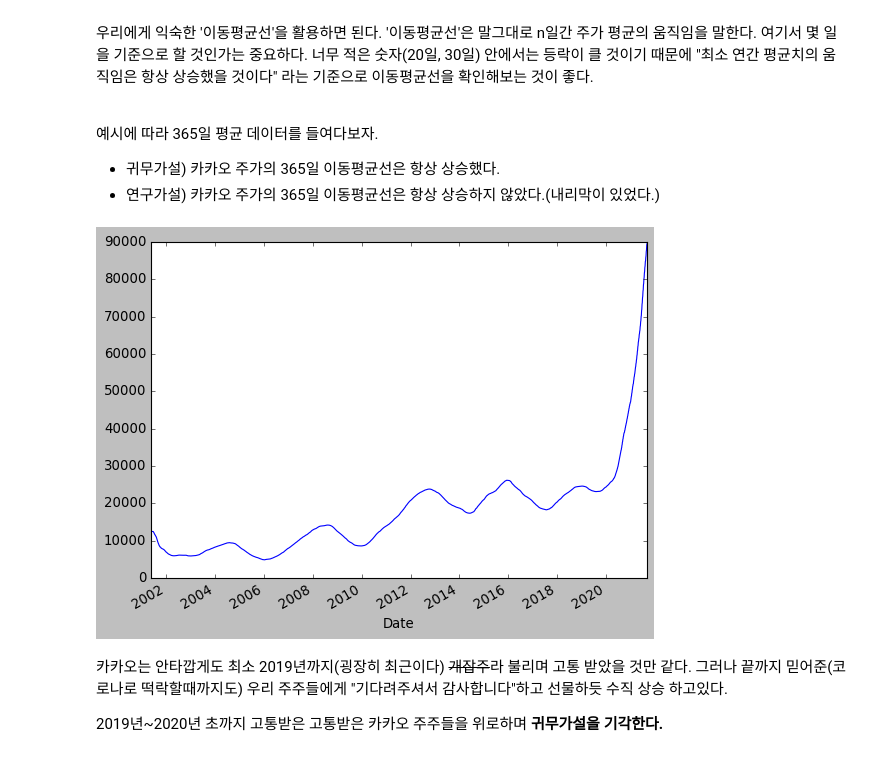
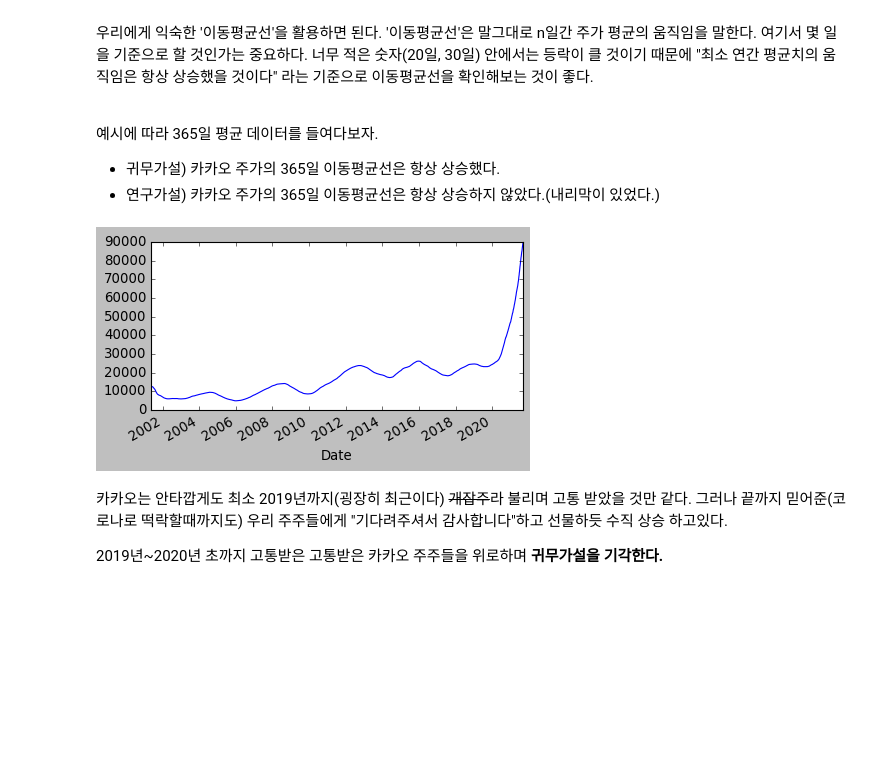
Before and after one commit to sw-song/kaggle-study, a Jupyter notebook: 00_04_backtesting/test.ipynb, the cells around one changed output. Drawn from its saved outputs; the diff is of its cells as text; code cells hidden in the pictures; blank space fills up the shorter version.

```diff
--- a/00_04_backtesting/test.ipynb
+++ b/00_04_backtesting/test.ipynb
@@ -133,18 +136,21 @@ sns.lineplot(x=stock_kakao.index, y=stock_kakao['close']);
 - 귀무가설) 카카오 주가의 365일 이동평균선은 항상 상승했다.
 - 연구가설) 카카오 주가의 365일 이동평균선은 항상 상승하지 않았다.(내리막이 있었다.)
 # %%
+# 그래프 가로로 길게 수정
+plt.figure(figsize=(6,3))
+
 # 300일 이동평균 데이터 확보
 kakao_moving_avg_365 = stock_kakao['close'].rolling(window=365).mean()
 
 # 300일 이동평균 데이터는 지난 300일간 주가를 평균낸 데이터다.
 # 따라서 가장 앞의 299일치 데이터는 NaN으로 처리된다.
 # 그래프를 그리기 위해 NaN값을 제거한다.
 kakao_moving_avg_365 = kakao_moving_avg_365.dropna()
 
 # 300일 이평선을 그린다
 kakao_moving_avg_365.plot();
 # %% [output]
-[figure, old version]
+[figure, new version]
 # %% [markdown]
 카카오는 안타깝게도 최소 2019년까지(굉장히 최근이다) ~~개잡주~~라 불리며 고통 받았을 것만 같다. 그러나 끝까지 믿어준(코로나로 떡락할때까지도) 우리 주주들에게 "기다려주셔서 감사합니다"하고 선물하듯 수직 상승 하고있다.
 
```
Also changed, not shown: parts of 1 cell of this notebook.
